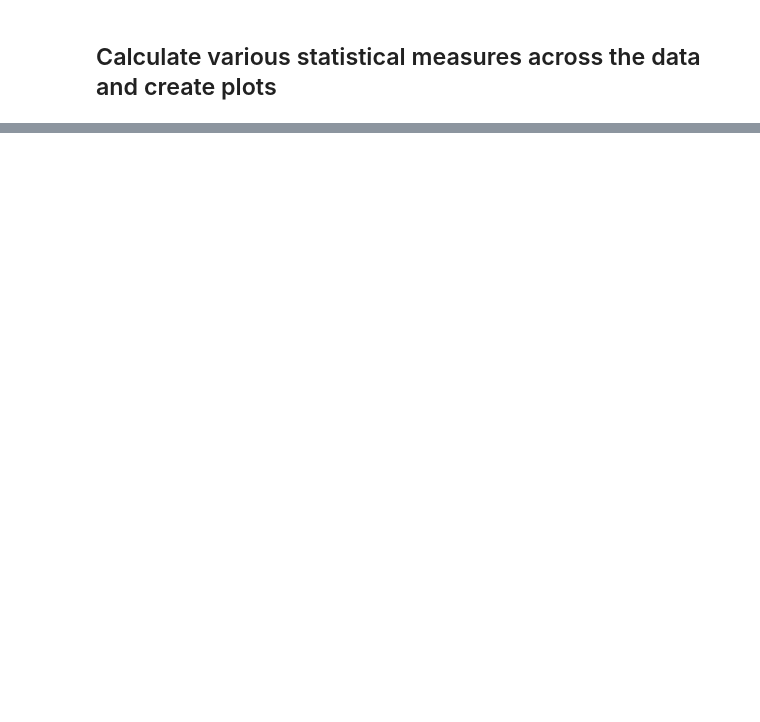
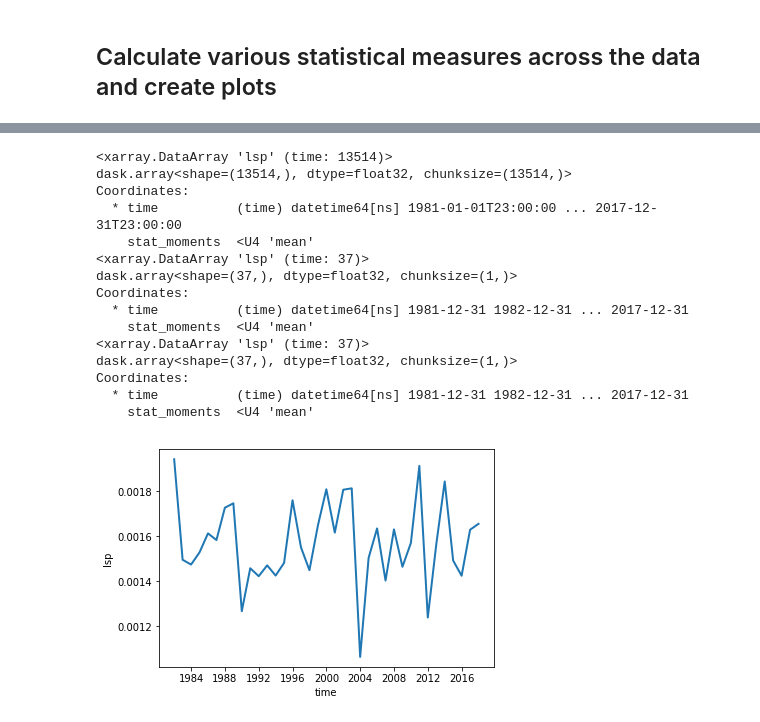
Before and after one commit to ECMWFCode4Earth/ml_flood, a Jupyter notebook: python/data_inspector.ipynb, the cells around one changed output, grey strips where cells are left out. Cells and saved outputs as stored; diff of their text form; code cells hidden in the pictures; blank space fills up the shorter version.

```diff
--- a/python/data_inspector.ipynb
+++ b/python/data_inspector.ipynb
@@ -55,0 +78,7 @@ Coordinates:
+# %%
+def plot_ts(da, key):
+    """Plot a times series for a given xarray dataarray.
+    """
+    p = sns.lineplot(data=da.to_pandas(), linewidth=2)
+    p.set_xlabel('time')
+    p.set_ylabel(key)
@@ -55,0 +88,30 @@ Coordinates:
+# %%
+key = 'lsp'
+da = sm[key].sel(stat_moments='mean')
+print(da)
+print(da.resample(time="y").mean())
+
+da = da.resample(time="y").mean()
+
+plot_ts(da=da, key='lsp')
+
+
+print(da)
+plt.show()
+# %% [output]
+<xarray.DataArray 'lsp' (time: 13514)>
+dask.array<shape=(13514,), dtype=float32, chunksize=(13514,)>
+Coordinates:
+  * time          (time) datetime64[ns] 1981-01-01T23:00:00 ... 2017-12-31T23:00:00
+    stat_moments  <U4 'mean'
+<xarray.DataArray 'lsp' (time: 37)>
+dask.array<shape=(37,), dtype=float32, chunksize=(1,)>
+Coordinates:
+  * time          (time) datetime64[ns] 1981-12-31 1982-12-31 ... 2017-12-31
+    stat_moments  <U4 'mean'
+<xarray.DataArray 'lsp' (time: 37)>
+dask.array<shape=(37,), dtype=float32, chunksize=(1,)>
+Coordinates:
+  * time          (time) datetime64[ns] 1981-12-31 1982-12-31 ... 2017-12-31
+    stat_moments  <U4 'mean'
+[figure, added]
```
Also changed, not shown: parts of 7 cells of this notebook, 4 other files.
